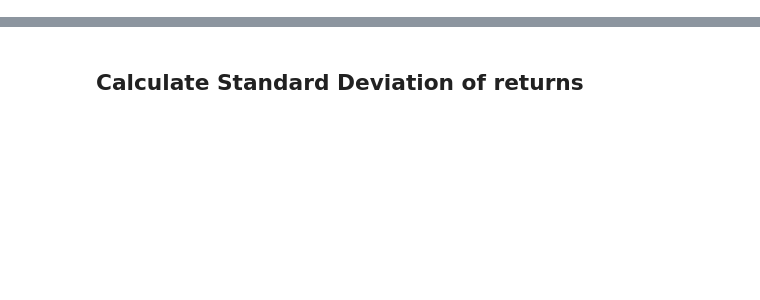
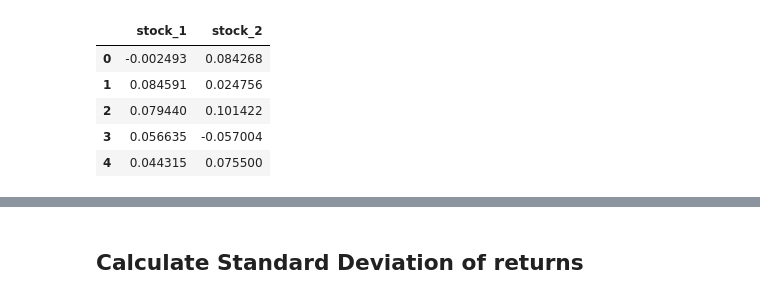
Before and after one commit to quantopy-dev/quantopy, a Jupyter notebook: docs/return-basics.ipynb, the cells around one changed output, grey strips where cells are left out. Cells and saved outputs as stored; diff of their text form; code cells hidden in the pictures; blank space fills up the shorter version.

```diff
--- a/docs/return-basics.ipynb
+++ b/docs/return-basics.ipynb
@@ -35 +25,11 @@ rs.head()
+# %%
+rdf = qp.ReturnDataFrame.from_price(stock_prices)
+rdf.head()
+# %% [output]
+|  | stock_1 | stock_2 |
+| 0 | -0.002493 | 0.084268 |
+| 1 | 0.084591 | 0.024756 |
+| 2 | 0.079440 | 0.101422 |
+| 3 | 0.056635 | -0.057004 |
+| 4 | 0.044315 | 0.075500 |
 # %%
```
Also changed, not shown: parts of 9 cells of this notebook.
